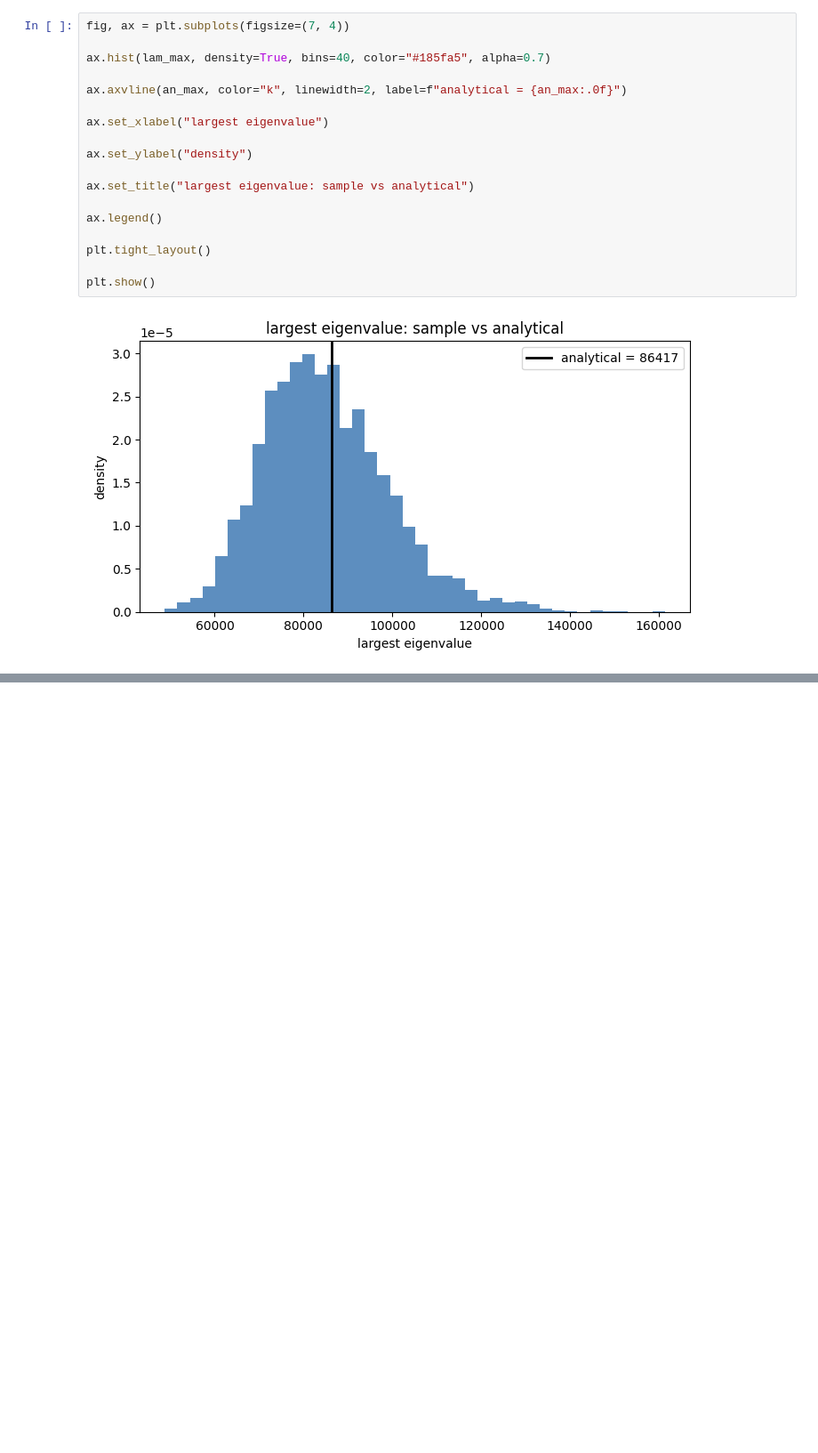
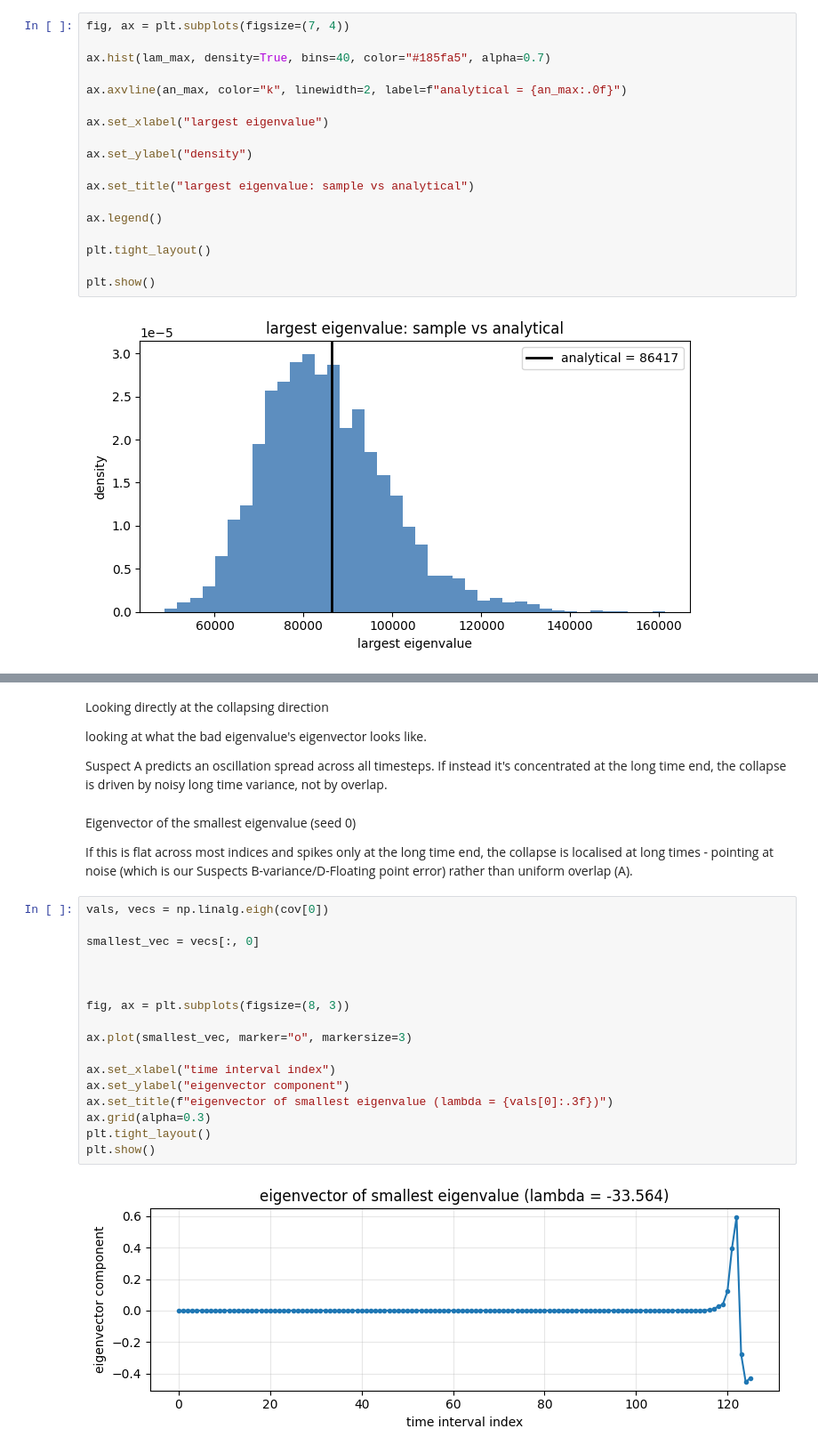
Before and after one commit to ShubhamX57/kappa-kinisi, a Jupyter notebook: code/Suspect_A_Testing.ipynb, the cells around one changed output, grey strips where cells are left out. Shown at 89% size. Drawn from its saved outputs; the diff is of its cells as text; blank space fills up the shorter version.

Commit message:
Performed testing on suspect A

```diff
--- a/code/Suspect_A_Testing.ipynb
+++ b/code/Suspect_A_Testing.ipynb
@@ -324,0 +564,29 @@ distribution of negative counts:
+# %% [markdown]
+Looking directly at the collapsing direction
+
+looking at what the bad eigenvalue's eigenvector looks like.
+
+Suspect A predicts an oscillation spread across all timesteps. If instead it's concentrated at the long time end, the collapse is driven by noisy long time variance, not by overlap.
+# %% [markdown]
+Eigenvector of the smallest eigenvalue (seed 0)
+
+If this is flat across most indices and spikes only at the long time end, the collapse is localised at long times - pointing at noise (which is our Suspects B-variance/D-Floating point error) rather than uniform overlap (A).
+# %%
+vals, vecs = np.linalg.eigh(cov[0])
+
+smallest_vec = vecs[:, 0]
+
+
+
+fig, ax = plt.subplots(figsize=(8, 3))
+
+ax.plot(smallest_vec, marker="o", markersize=3)
+
+ax.set_xlabel("time interval index")
+ax.set_ylabel("eigenvector component")
+ax.set_title(f"eigenvector of smallest eigenvalue (lambda = {vals[0]:.3f})")
+ax.grid(alpha=0.3)
+plt.tight_layout()
+plt.show()
+# %% [output]
+[figure, added]
```
Also changed, not shown: parts of 29 cells of this notebook.
